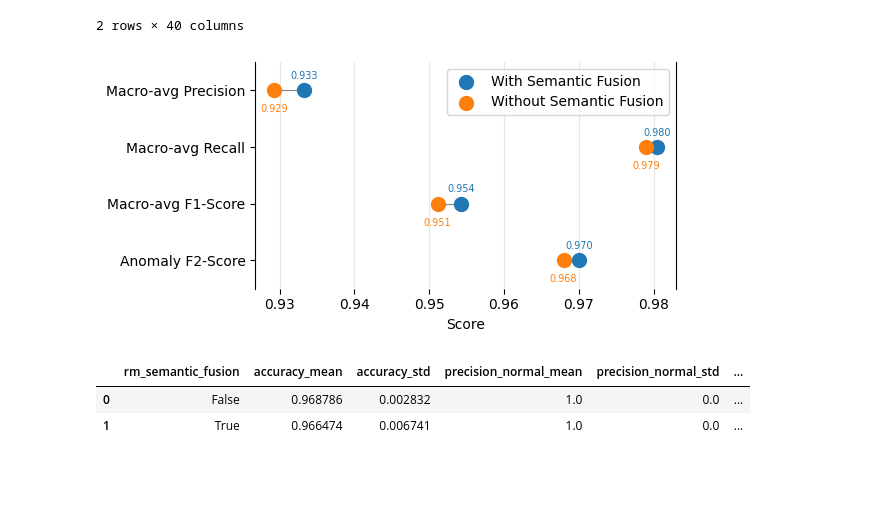
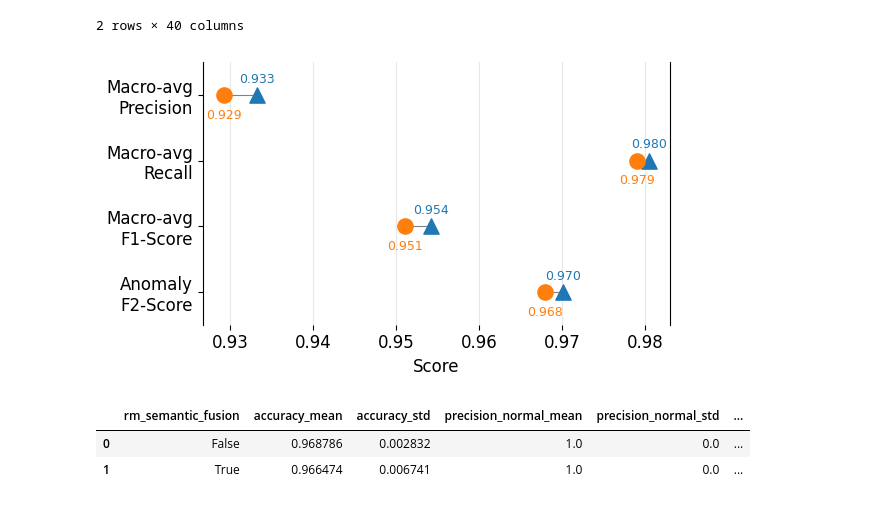
Before and after one commit to BridgeSentry/BridgeSentry, a Jupyter notebook: notebooks/ablation_semantic_fusion20260817.ipynb, the cells around one changed output. Cells and saved outputs as stored; diff of their text form; code cells hidden in the pictures; blank space fills up the shorter version.

Commit message:
feat: add foldtimes and change style of performance charts for semantic fusion ablation experiments

```diff
--- a/notebooks/ablation_semantic_fusion20260817.ipynb
+++ b/notebooks/ablation_semantic_fusion20260817.ipynb
@@ -190,6 +190,7 @@ import numpy as np
 
 # Cleveland dot plot: metrics on y, score on x; one colored dot per evaluation
 import matplotlib.pyplot as plt
+import matplotlib.ticker as ticker
 
 plot_df = comparison_df.copy()
 plot_df["evaluation"] = plot_df["rm_semantic_fusion"].map({False: "With Semantic Fusion", True: "Without Semantic Fusion"})
@@ -202,18 +203,20 @@ metric_cols = [
 ]
 y = np.arange(len(metric_cols))
 labels = [
-    "Macro-avg Precision",
-    "Macro-avg Recall",
-    "Macro-avg F1-Score",
-    "Anomaly F2-Score"
+    "Macro-avg\nPrecision",
+    "Macro-avg\nRecall",
+    "Macro-avg\nF1-Score",
+    "Anomaly\nF2-Score"
 ]
 
-fig, ax = plt.subplots(figsize=(6, 3))
+plt.rcParams.update({'font.size': 12})
+fig, ax = plt.subplots(figsize=(6, 3.5))
 
 # map evaluations to distinct colors
 unique_evals = plot_df["evaluation"].unique().tolist()
 cmap = plt.get_cmap("tab10")
 color_map = {ev: cmap(i) for i, ev in enumerate(unique_evals)}
+marker_map = {ev: "^" if ev == unique_evals[0] else "o" for ev in unique_evals}
 
 # draw grey connector lines for each metric
 for i in range(len(metric_cols)):
@@ -230,38 +233,39 @@ for j, ev_name in enumerate(evals):
     row = plot_df.loc[plot_df["evaluation"] == ev_name, metric_cols].iloc[0]
     for i, metric in enumerate(metric_cols):
         ax.annotate(
             f"{row[metric]:.3f}",
             (row[metric], i),
             textcoords="offset points",
-            xytext=(0, 14) if j == 0 and abs(plot_df[metric].iloc[0] - plot_df[metric].iloc[1]) < 0.004 else (0, -10),
+            xytext=(0, 16) if j == 0 and abs(plot_df[metric].iloc[0] - plot_df[metric].iloc[1]) < 0.004 else (0, -10),
             ha="center",
             va="top",
-            fontsize=7,
+            fontsize=9,
             color=color_map[ev_name],
         )
     vals = plot_df.loc[plot_df["evaluation"] == ev_name, metric_cols].iloc[0].to_numpy(dtype=float)
-    ax.scatter(vals, y, s=100, color=color_map[ev_name], label=ev_name, zorder=2)
+    ax.scatter(vals, y, s=120, color=color_map[ev_name], label=ev_name, zorder=2, marker=marker_map[ev_name])
 
 ax.set_yticks(y)
 ax.spines['top'].set_visible(False)
 ax.spines['bottom'].set_visible(False)
 ax.set_ylim(y.min() - 0.5, y.max() + 0.5)
 
 ax.set_yticklabels(labels)
 ax.invert_yaxis()
 ax.set_xlabel("Score")
 ax.grid(axis="x", alpha=0.3)
 # set x limits with a small margin
 all_vals = plot_df[metric_cols].to_numpy(dtype=float)
 xmin, xmax = all_vals.min(), all_vals.max()
 pad = (xmax - xmin) * 0.05 if xmax > xmin else 0.01
 ax.set_xlim(xmin - pad, xmax + pad)
-ax.legend()
+ax.xaxis.set_major_locator(ticker.MultipleLocator(0.01))
+#ax.legend() # UNCOMMENT THIS LINE TO CHECK IF LEGEND IS CORRECT WITH THE MARKERS
 plt.tight_layout()
 
 plt.show()
 # %% [output]
-[figure, old version]
+[figure, new version]
 # %%
 trimmed_df = comparison_df[[
     "rm_semantic_fusion",
```
Also changed, not shown: parts of 1 cell of this notebook, 1 other file.
